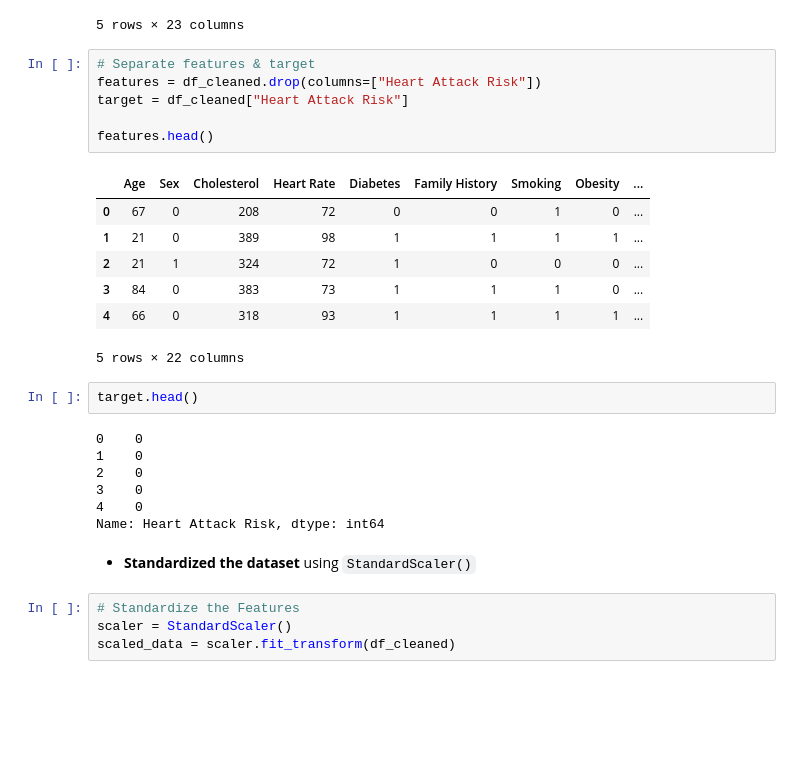
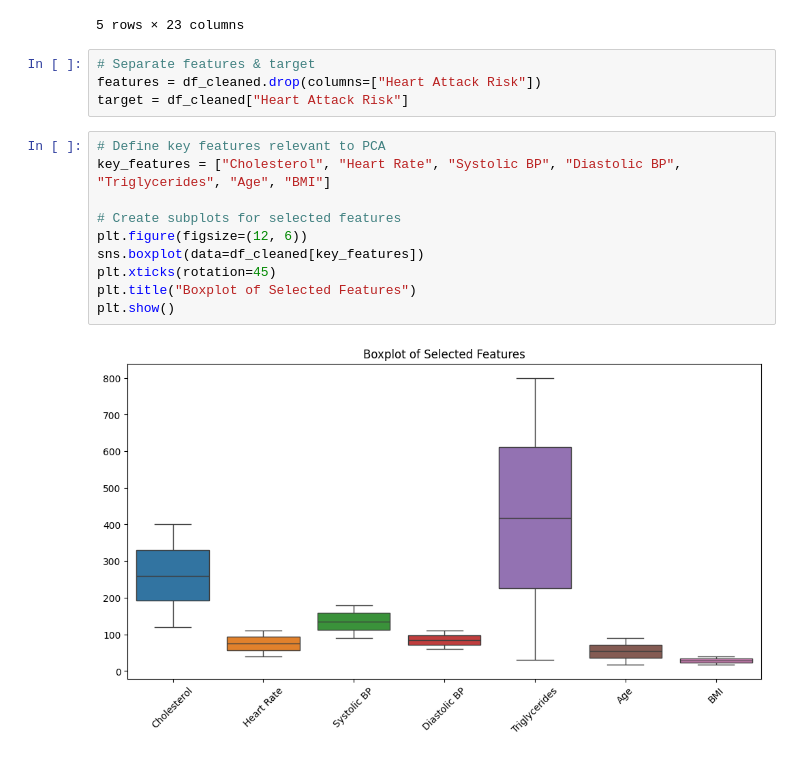
Before and after one commit to guppynib/group3-project2-03062025, a Jupyter notebook: PCA/PCA.ipynb, the cells around one changed output. Cells and saved outputs as stored; diff of their text form; blank space fills up the shorter version.

```diff
--- a/PCA/PCA.ipynb
+++ b/PCA/PCA.ipynb
@@ -99,28 +104,15 @@ df_cleaned.head()
 # Separate features & target
 features = df_cleaned.drop(columns=["Heart Attack Risk"])
 target = df_cleaned["Heart Attack Risk"]
-
-features.head()
-# %% [output]
-|  | Age | Sex | Cholesterol | Heart Rate | Diabetes | Family History | Smoking | Obesity | ... |
-| 0 | 67 | 0 | 208 | 72 | 0 | 0 | 1 | 0 | ... |
-| 1 | 21 | 0 | 389 | 98 | 1 | 1 | 1 | 1 | ... |
-| 2 | 21 | 1 | 324 | 72 | 1 | 0 | 0 | 0 | ... |
-| 3 | 84 | 0 | 383 | 73 | 1 | 1 | 1 | 0 | ... |
-| 4 | 66 | 0 | 318 | 93 | 1 | 1 | 1 | 1 | ... |
-5 rows × 22 columns
-# %%
-target.head()
-# %% [output]
-0    0
-1    0
-2    0
-3    0
-4    0
-Name: Heart Attack Risk, dtype: int64
-# %% [markdown]
-- **Standardized the dataset** using `StandardScaler()`
-# %%
-# Standardize the Features
-scaler = StandardScaler()
-scaled_data = scaler.fit_transform(df_cleaned)
+# %%
+# Define key features relevant to PCA
+key_features = ["Cholesterol", "Heart Rate", "Systolic BP", "Diastolic BP", "Triglycerides", "Age", "BMI"]
+
+# Create subplots for selected features
+plt.figure(figsize=(12, 6))
+sns.boxplot(data=df_cleaned[key_features])
+plt.xticks(rotation=45)
+plt.title("Boxplot of Selected Features")
+plt.show()
+# %% [output]
+[figure, added]
```
Also changed, not shown: parts of 19 cells of this notebook, 5 other files.
